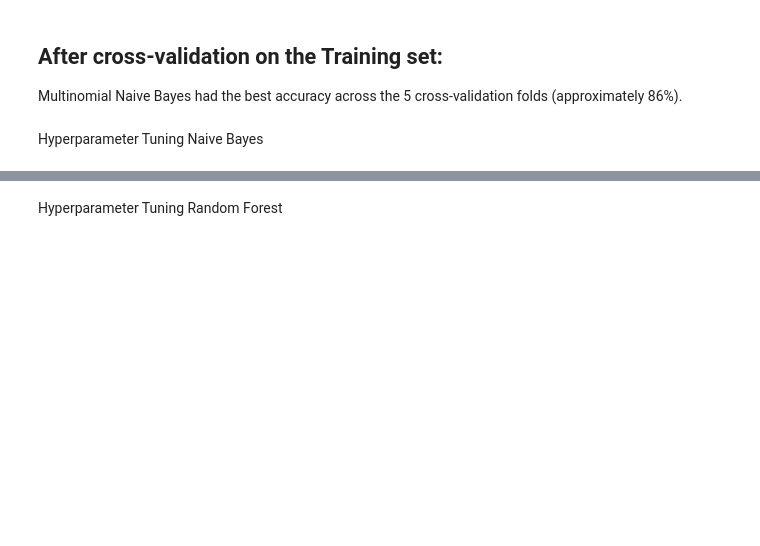
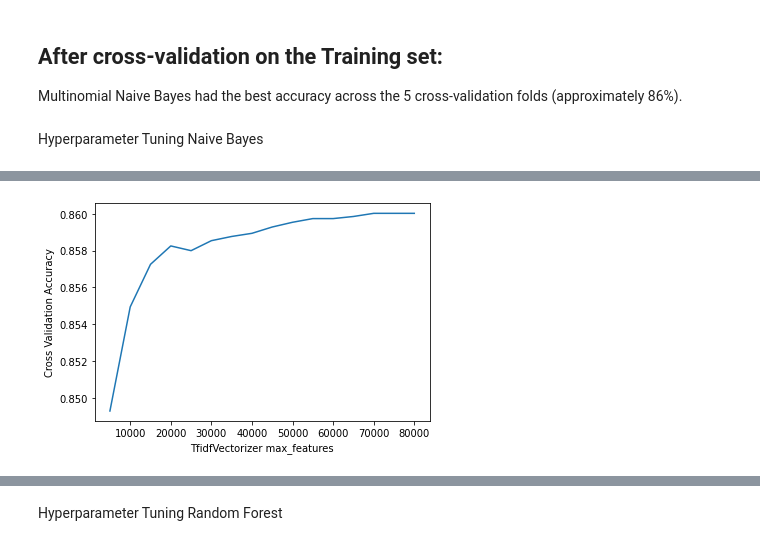
Before and after one commit to christesont/cs4448_finalproject, a Jupyter notebook: cs4448_finalproject.ipynb, the cells around one changed output, grey strips where cells are left out. Cells and saved outputs as stored; diff of their text form; code cells hidden in the pictures; blank space fills up the shorter version.

```diff
--- a/cs4448_finalproject.ipynb
+++ b/cs4448_finalproject.ipynb
@@ -245,0 +309,7 @@ Best Parameters: {'clf__alpha': 1}
+# %%
+plt.plot(grid_search.param_grid['tfidf__max_features'],grid_search.cv_results_['mean_test_score'])
+plt.xlabel('TfidfVectorizer max_features')
+plt.ylabel('Cross Validation Accuracy')
+plt.show()
+# %% [output]
+[figure, added]
```
Also changed, not shown: parts of 9 cells of this notebook.
